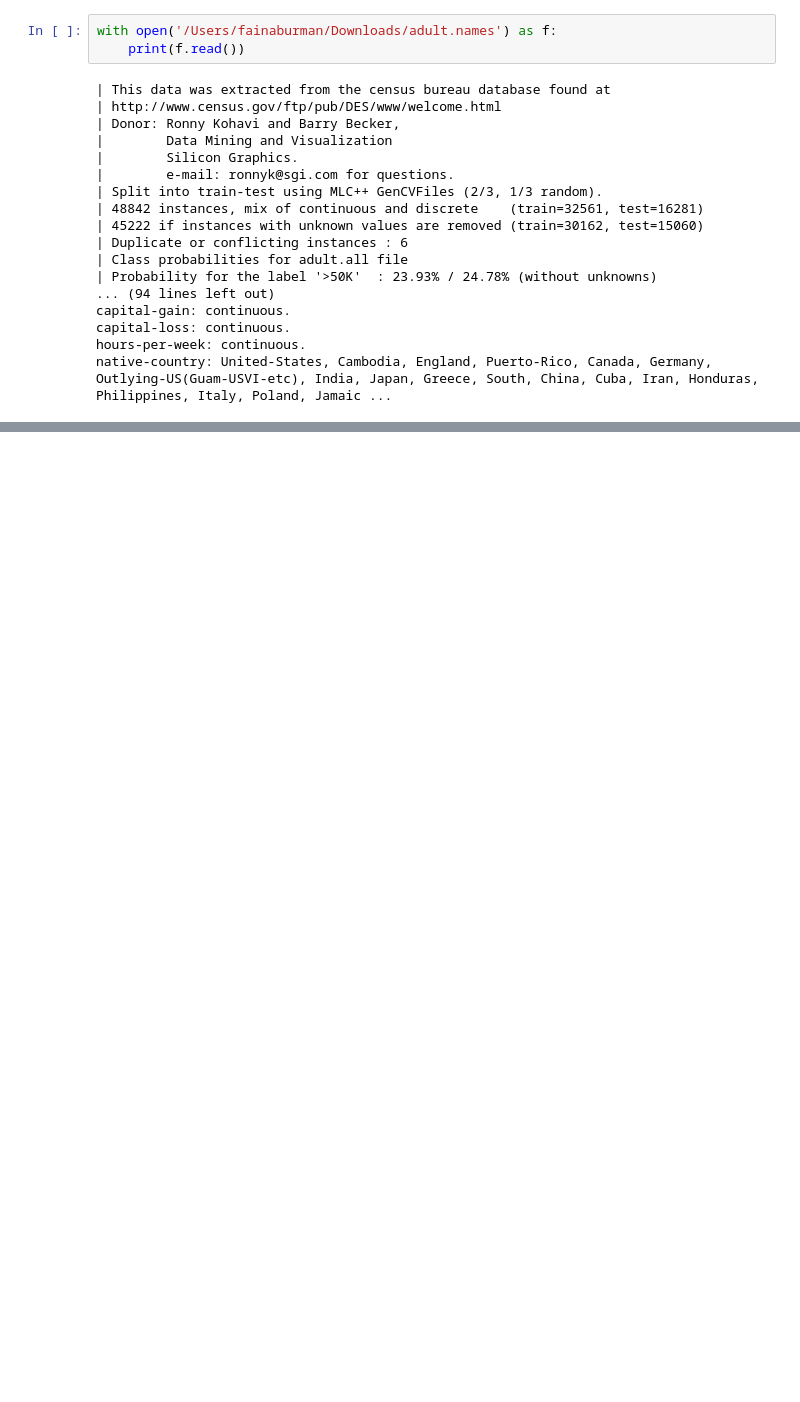
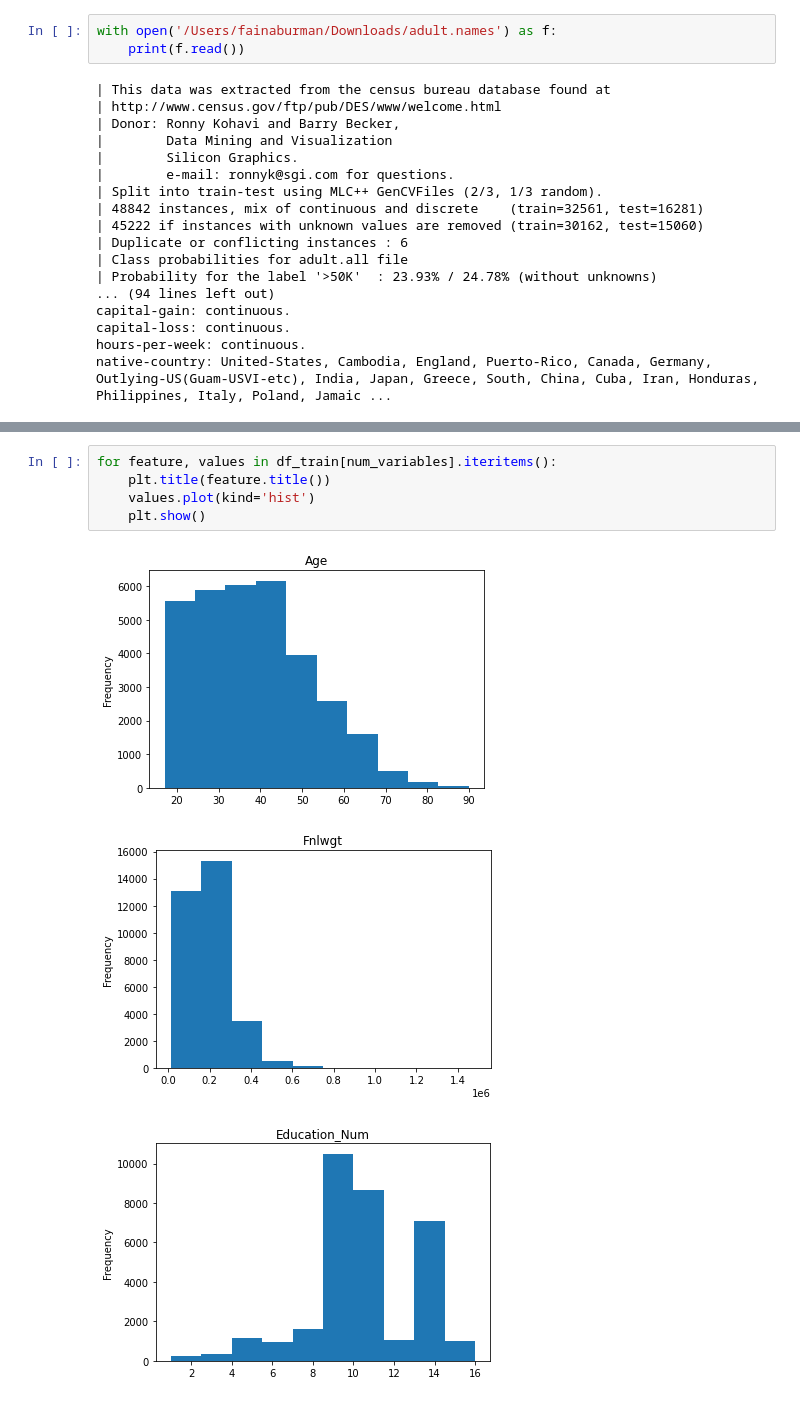
Before and after one commit to FainaBurman/Adult-Dataset-Income-Prediction, a Jupyter notebook: take_home.ipynb, the cells around one changed output, grey strips where cells are left out. Cells and saved outputs as stored; diff of their text form; blank space fills up the shorter version.

```diff
--- a/take_home.ipynb
+++ b/take_home.ipynb
@@ -592,0 +357,9 @@ NameError: name 'x' is not defined
+# %%
+for feature, values in df_train[num_variables].iteritems():
+    plt.title(feature.title())
+    values.plot(kind='hist')
+    plt.show()
+# %% [output]
+[figure, added]
+[figure, added]
+[figure, added]
```
Also changed, not shown: parts of 102 cells of this notebook, 1 other file.
